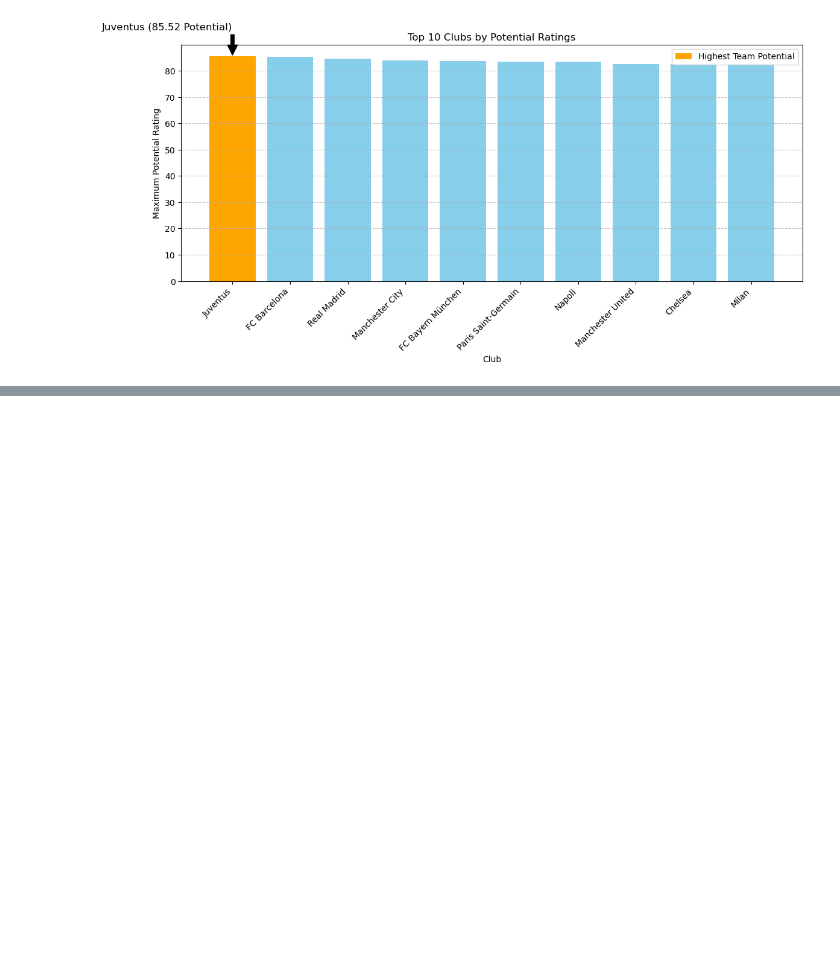
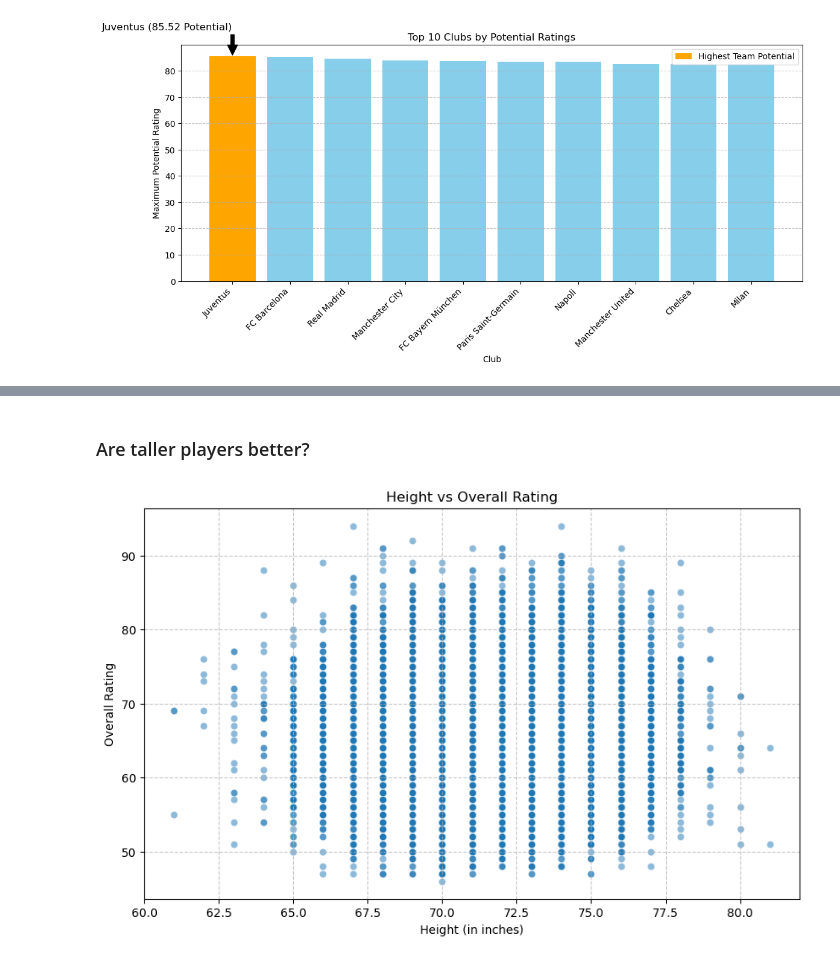
Before and after one commit to chrishunt11/Fifa_Fun, a Jupyter notebook: Fifa Fun.ipynb, the cells around one changed output, grey strips where cells are left out. Saved outputs shown, nothing was run; the diff lists cells and outputs as text; code cells hidden in the pictures; blank space fills up the shorter version.

```diff
--- a/Fifa Fun.ipynb
+++ b/Fifa Fun.ipynb
@@ -380,0 +372,23 @@ df.head()
+# %% [markdown]
+### Are taller players better?
+# %%
+## Taller the player, higher the overall?
+import matplotlib.pyplot as plt
+import seaborn as sns
+
+# Assuming 'df' is your DataFrame
+# Make sure 'Height' column is of numeric type
+df['Height'] = pd.to_numeric(df['Height'], errors='coerce')
+
+# Plotting a scatter plot
+plt.figure(figsize=(10, 6))
+sns.scatterplot(x='Height', y='Overall', data=df, alpha=0.5)
+plt.title('Height vs Overall Rating')
+plt.xlabel('Height (in inches)')
+plt.ylabel('Overall Rating')
+plt.grid(axis='both', linestyle='--', alpha=0.7)
+
+# Show the plot
+plt.show()
+# %% [output]
+[figure, added]
```
Also changed, not shown: parts of 8 cells of this notebook.
